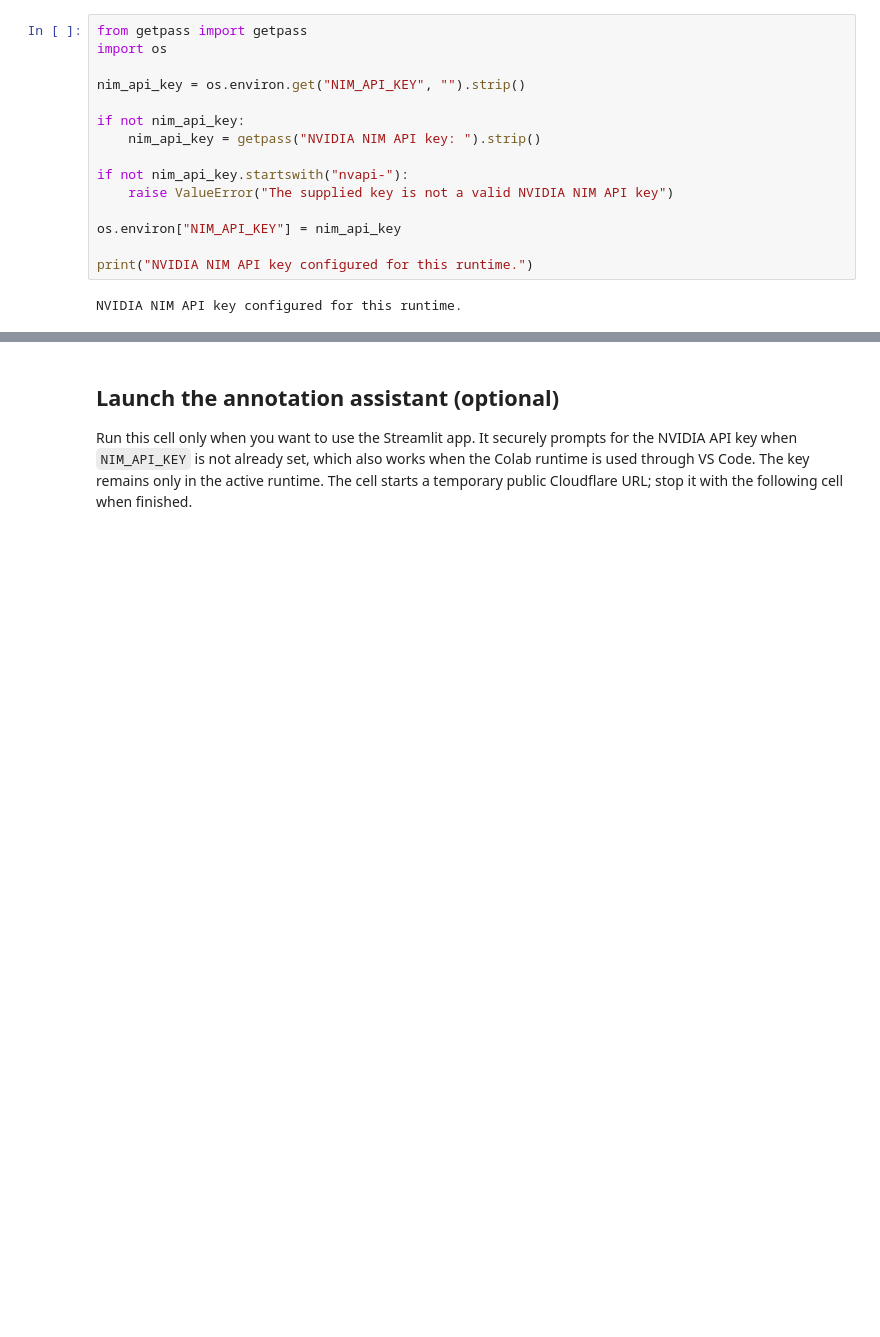
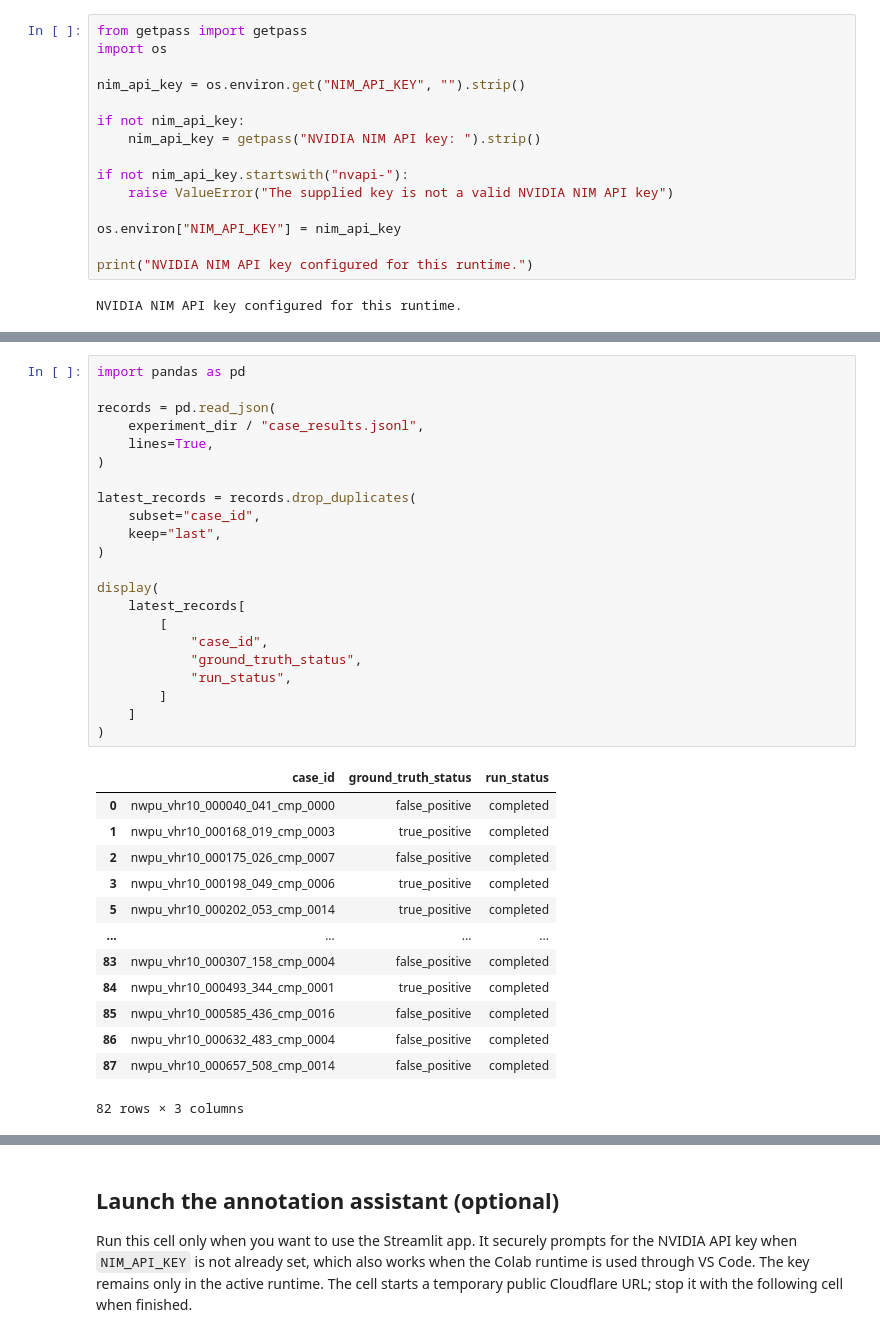
Before and after one commit to terriljoel/retrieval-grounded-remote-sensing, a Jupyter notebook: notebooks/05_run_experiment.ipynb, the cells around one changed output, grey strips where cells are left out. Cells and saved outputs as stored; diff of their text form; blank space fills up the shorter version.

```diff
--- a/notebooks/05_run_experiment.ipynb
+++ b/notebooks/05_run_experiment.ipynb
@@ -79,0 +184,36 @@ NVIDIA NIM API key configured for this runtime.
+# %%
+import pandas as pd
+
+records = pd.read_json(
+    experiment_dir / "case_results.jsonl",
+    lines=True,
+)
+
+latest_records = records.drop_duplicates(
+    subset="case_id",
+    keep="last",
+)
+
+display(
+    latest_records[
+        [
+            "case_id",
+            "ground_truth_status",
+            "run_status",
+        ]
+    ]
+)
+# %% [output]
+|  | case_id | ground_truth_status | run_status |
+| 0 | nwpu_vhr10_000040_041_cmp_0000 | false_positive | completed |
+| 1 | nwpu_vhr10_000168_019_cmp_0003 | true_positive | completed |
+| 2 | nwpu_vhr10_000175_026_cmp_0007 | false_positive | completed |
+| 3 | nwpu_vhr10_000198_049_cmp_0006 | true_positive | completed |
+| 5 | nwpu_vhr10_000202_053_cmp_0014 | true_positive | completed |
+| ... | ... | ... | ... |
+| 83 | nwpu_vhr10_000307_158_cmp_0004 | false_positive | completed |
+| 84 | nwpu_vhr10_000493_344_cmp_0001 | true_positive | completed |
+| 85 | nwpu_vhr10_000585_436_cmp_0016 | false_positive | completed |
+| 86 | nwpu_vhr10_000632_483_cmp_0004 | false_positive | completed |
+| 87 | nwpu_vhr10_000657_508_cmp_0014 | false_positive | completed |
+82 rows × 3 columns
```
Also changed, not shown: parts of 7 cells of this notebook, 8 other files.
